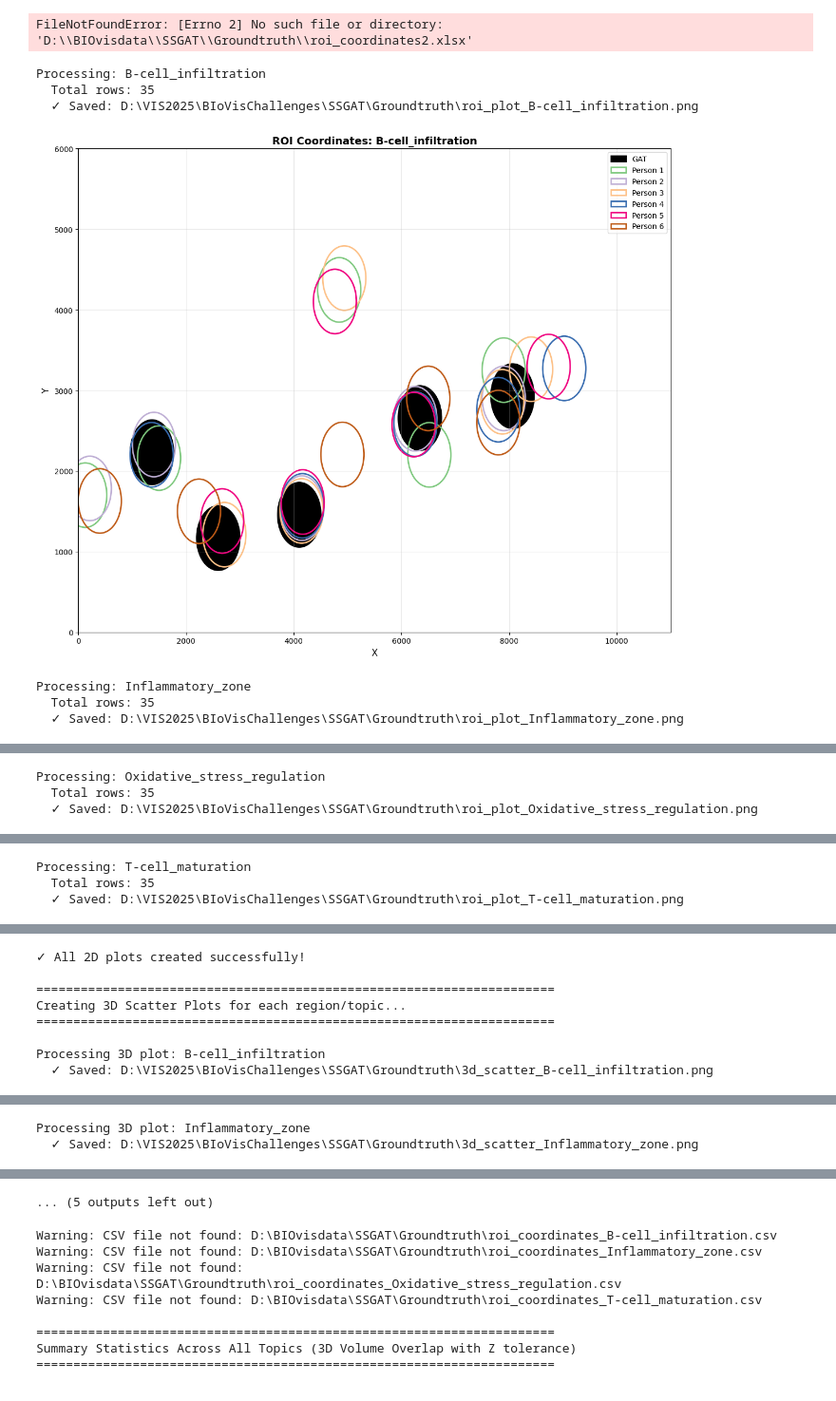
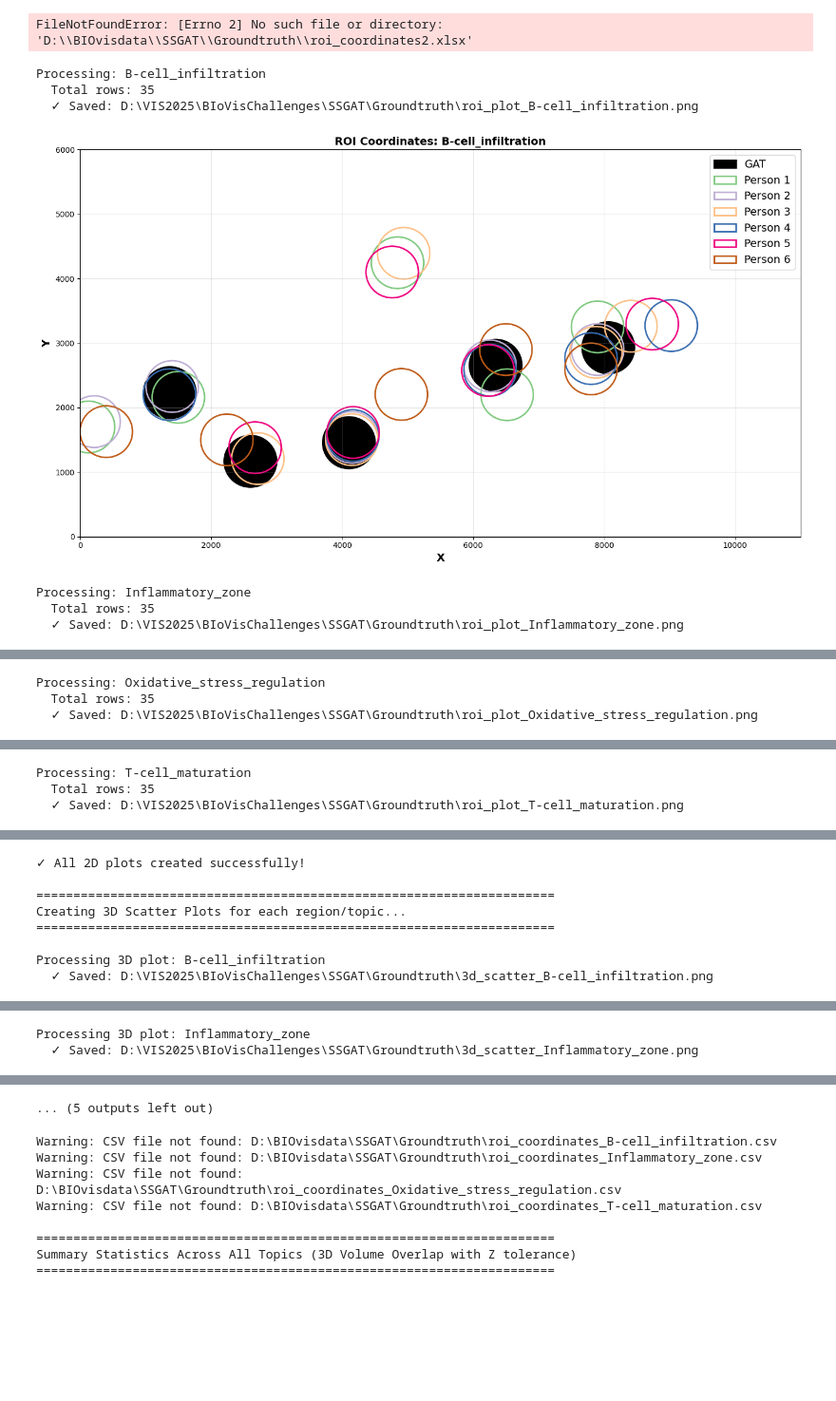
Before and after one commit to Hosseinfatho/SSGAT, a Jupyter notebook: Groundtruth/groundtruthTest.ipynb, the cells around one changed output, grey strips where cells are left out. Shown at 95% size. Saved outputs shown, nothing was run; the diff lists cells and outputs as text; code cells hidden in the pictures; blank space fills up the shorter version.

```diff
--- a/Groundtruth/groundtruthTest.ipynb
+++ b/Groundtruth/groundtruthTest.ipynb
@@ -4508,7 +4508,7 @@ for csv_filename in csv_files:
     print(f"  Total rows: {len(df)}")
 
     # Create figure
-    fig, ax = plt.subplots(figsize=(12, 10))
+    fig, ax = plt.subplots(figsize=(14, 8))
 
     # Group data by identifier (first column) and plot
     identifiers = df.iloc[:, 0].unique()  # Get unique identifiers from first column
@@ -4561,11 +4561,11 @@ for csv_filename in csv_files:
     ax.set_ylim(0, 6000)
 
     # Set labels and title
-    ax.set_xlabel('X', fontsize=12)
-    ax.set_ylabel('Y', fontsize=12)
+    ax.set_xlabel('X', fontsize=14,fontweight='bold')
+    ax.set_ylabel('Y', fontsize=14,fontweight='bold')
     ax.set_title(f'ROI Coordinates: {sheet_name}', fontsize=14, fontweight='bold')
     ax.grid(True, alpha=0.3)
-    ax.legend(loc='best', fontsize=10)
+    ax.legend(loc='best', fontsize=14)
 
     # Save plot
     plt.tight_layout()
@@ -4596,7 +4596,7 @@ for csv_filename in csv_files:
     print(f"\nProcessing 3D plot: {sheet_name}")
 
     # Create 3D figure
-    fig = plt.figure(figsize=(16, 12))
+    fig = plt.figure(figsize=(14, 8))
     ax = fig.add_subplot(111, projection='3d')
 
     # Group data by identifier and plot
@@ -4654,39 +4654,39 @@ for csv_filename in csv_files:
                       depthshade=True)
 
     # Customize 3D plot
-    ax.set_xlabel('X Coordinate', fontsize=12, fontweight='bold')
-    ax.set_ylabel('Y Coordinate', fontsize=12, fontweight='bold')
-    ax.set_zlabel('Z Coordinate', fontsize=12, fontweight='bold')
+    ax.set_xlabel('X Coordinate', fontsize=14, fontweight='bold')
+    ax.set_ylabel('Y Coordinate', fontsize=14, fontweight='bold')
+    ax.set_zlabel('Z Coordinate', fontsize=14, fontweight='bold')
     ax.set_title(f'3D Scatter Plot: ROI Coordinates - {sheet_name}\nAll Tester Click Locations vs GAT Predictions',
                 fontsize=14, fontweight='bold', pad=20)
 
     # Set axis limits
     ax.set_xlim(0, 11000)
     ax.set_ylim(0, 6000)
     ax.set_zlim(0, 200)
 
     # Add legend
-    legend = ax.legend(loc='upper left', bbox_to_anchor=(1.05, 1), fontsize=10,
+    legend = ax.legend(loc='upper left', bbox_to_anchor=(1.05, 1), fontsize=14,
                       framealpha=0.9, edgecolor='black')
     # Set linewidth for legend frame
     legend.get_frame().set_linewidth(1.5)
 
     # Adjust viewing angle
     ax.view_init(elev=25, azim=45)
 
     # Save plot
     plt.tight_layout()
     output_path = base_dir / f'3d_scatter_{sheet_name}.png'
     plt.savefig(output_path, dpi=300, bbox_inches='tight')
     print(f"  ✓ Saved: {output_path}")
     plt.show()
 
 print(f"\n✓ All 3D scatter plots created successfully!")
 # %% [output]
 Processing: B-cell_infiltration
   Total rows: 35
   ✓ Saved: D:\VIS2025\BIoVisChallenges\SSGAT\Groundtruth\roi_plot_B-cell_infiltration.png
-[figure, old version]
+[figure, new version]
 Processing: Inflammatory_zone
   Total rows: 35
   ✓ Saved: D:\VIS2025\BIoVisChallenges\SSGAT\Groundtruth\roi_plot_Inflammatory_zone.png
```
Also changed, not shown: parts of 1 cell of this notebook, 4 other files.
